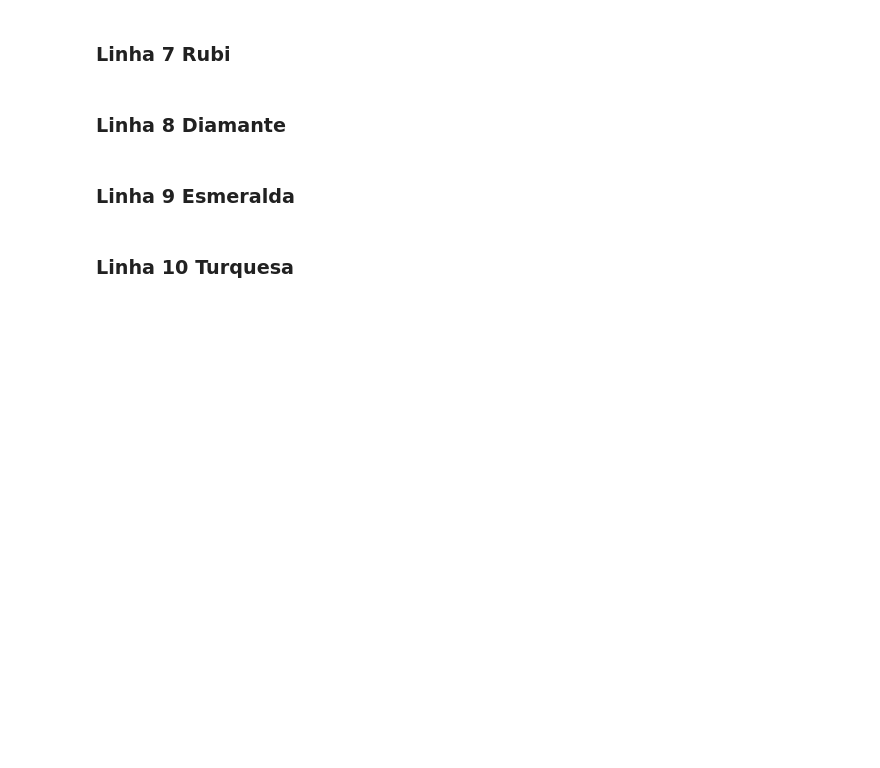
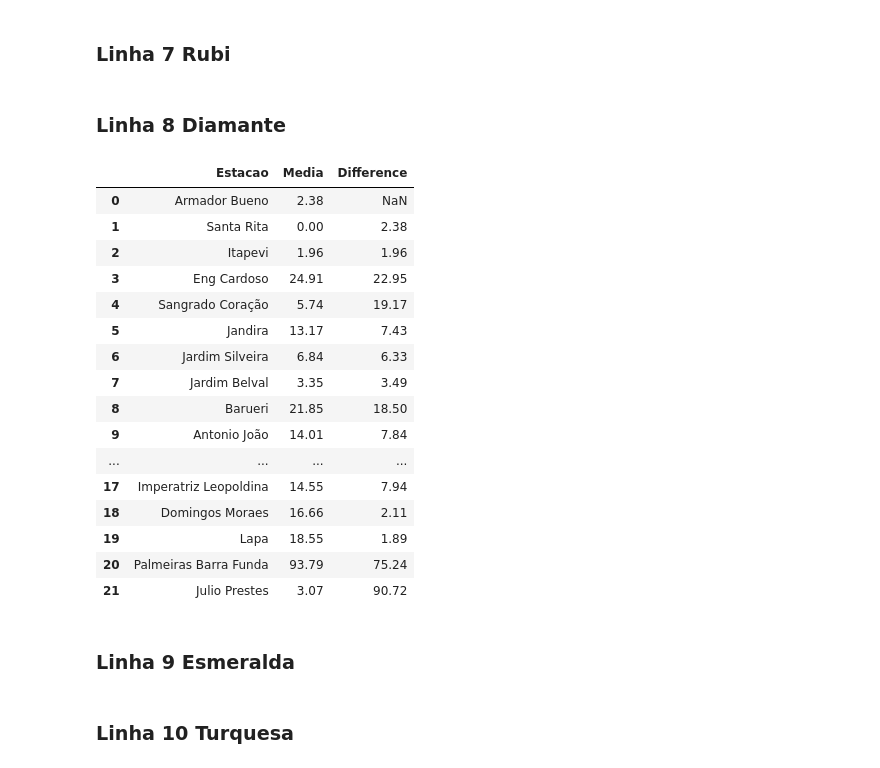
Before and after one commit to PauloAPH/AnaliseDoSistemaMetroviarioDeSaoPaulo, a Jupyter notebook: Sistema_metroviário_de_SP.ipynb, the cells around one changed output. Cells and saved outputs as stored; diff of their text form; code cells hidden in the pictures; blank space fills up the shorter version.

```diff
--- a/Sistema_metroviário_de_SP.ipynb
+++ b/Sistema_metroviário_de_SP.ipynb
@@ -72,4 +72,13 @@ linha_jade['Media'] = linha_jade['Media']/31000
 linha_azul['Difference'] = linha_azul['Media'].diff().abs()
 linha_verde['Difference'] = linha_verde['Media'].diff().abs()
 linha_vermelha['Difference'] = linha_vermelha['Media'].diff().abs()
+linha_amarela['Difference'] = linha_amarela['Media'].diff().abs()
+linha_lilas['Difference'] = linha_lilas['Media'].diff().abs()
+linha_rubi['Difference'] = linha_rubi['Media'].diff().abs()
+linha_diamante['Difference'] = linha_diamante['Media'].diff().abs()
+linha_esmeralda['Difference'] = linha_esmeralda['Media'].diff().abs()
+linha_turquesa['Difference'] = linha_turquesa['Media'].diff().abs()
+linha_coral['Difference'] = linha_coral['Media'].diff().abs()
+linha_safira['Difference'] = linha_safira['Media'].diff().abs()
+linha_jade['Difference'] = linha_jade['Media'].diff().abs()
 linha_prata['Difference'] = linha_prata['Media'].diff().abs()
@@ -178,6 +128,26 @@ G.add_weighted_edges_from([("Luz", "Palmeiras-Barra Funda", 1), ("Palmeiras-Barr
 ### Linha 8 Diamante
 # %%
 G.add_nodes_from(["Armador Bueno", "Santa Rita", "Itapevi", "Eng Cardoso", "Sangrado Coração", "Jandira", "Jardim Silveira", "Jardim Belval", "Barueri", "Antonio João", "Santa Terezinha", "Carapicuiba", "General Miguel Costa", "Quitauna", "Comandante Sampaio", "Osasco", "Presidente Altino", "Imperatriz Leopoldina", "Domingos Moraes", "Lapa", "Palmeiras Barra Funda", "Julio Prestes"])
+# %%
+linha_diamante
+# %% [output]
+|  | Estacao | Media | Difference |
+| 0 | Armador Bueno | 2.38 | NaN |
+| 1 | Santa Rita | 0.00 | 2.38 |
+| 2 | Itapevi | 1.96 | 1.96 |
+| 3 | Eng Cardoso | 24.91 | 22.95 |
+| 4 | Sangrado Coração | 5.74 | 19.17 |
+| 5 | Jandira | 13.17 | 7.43 |
+| 6 | Jardim Silveira | 6.84 | 6.33 |
+| 7 | Jardim Belval | 3.35 | 3.49 |
+| 8 | Barueri | 21.85 | 18.50 |
+| 9 | Antonio João | 14.01 | 7.84 |
+| ... | ... | ... | ... |
+| 17 | Imperatriz Leopoldina | 14.55 | 7.94 |
+| 18 | Domingos Moraes | 16.66 | 2.11 |
+| 19 | Lapa | 18.55 | 1.89 |
+| 20 | Palmeiras Barra Funda | 93.79 | 75.24 |
+| 21 | Julio Prestes | 3.07 | 90.72 |
 # %%
 G.add_weighted_edges_from([("Armador Bueno", "Santa Rita", 1), ("Santa Rita", "Itapevi", 1), ("Itapevi", "Eng Cardoso", 1), ("Eng Cardoso", "Sangrado Coração", 1), ("Sangrado Coração", "Jandira", 1), ("Jandira", "Jardim Silveira", 1), ("Jardim Silveira", "Jardim Belval", 1), ("Jardim Belval", "Barueri", 1), ("Barueri", "Antonio João", 1), ("Antonio João", "Santa Terezinha", 1), ("Santa Terezinha", "Carapicuiba", 1), ("Carapicuiba", "General Miguel Costa", 1), ("General Miguel Costa", "Quitauna", 1), ("Quitauna", "Comandante Sampaio", 1), ("Comandante Sampaio", "Osasco", 1), ("Osasco", "Presidente Altino", 1), ("Presidente Altino", "Imperatriz Leopoldina", 1), ("Imperatriz Leopoldina", "Domingos Moraes", 1), ("Domingos Moraes", "Lapa", 1), ("Lapa", "Palmeiras Barra Funda", 1), ("Palmeiras Barra Funda", "Julio Prestes", 1)])
 # %% [markdown]
```
Also changed, not shown: parts of 22 cells of this notebook, 3 other files.
